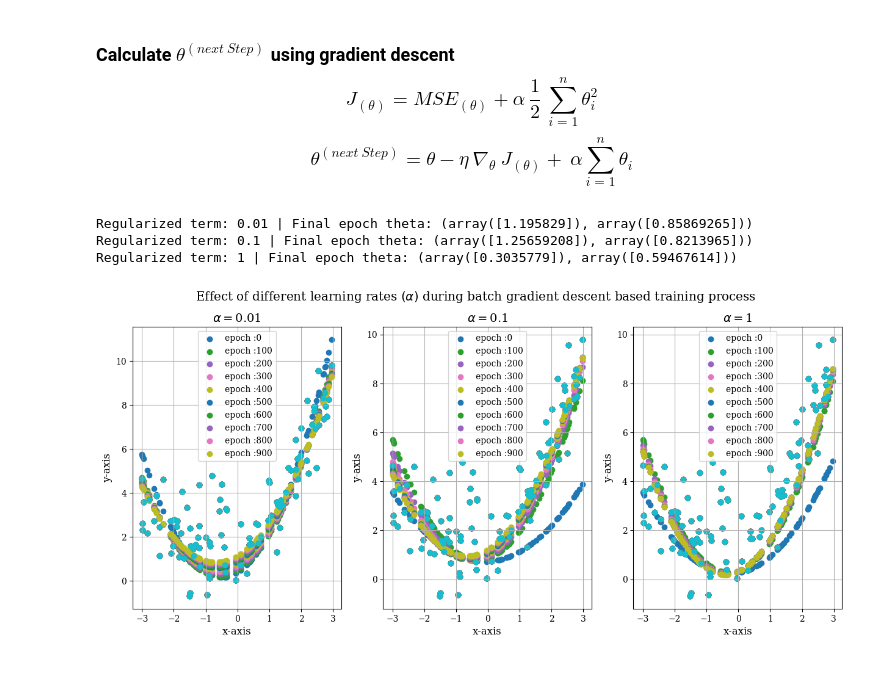
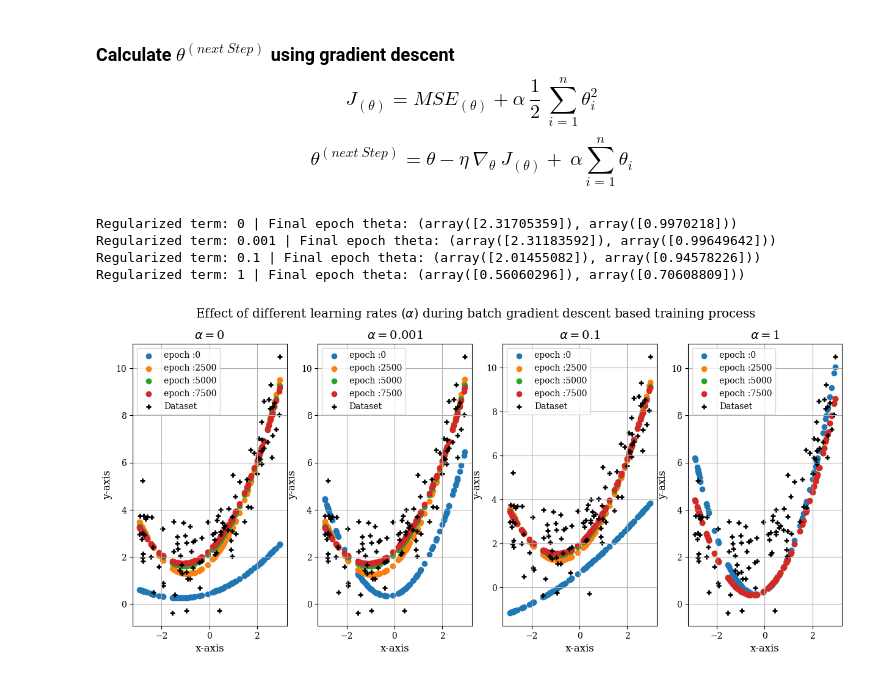
Before and after one commit to rohit-kamble1/Machine_Learning, a Jupyter notebook: ML-Algorithms/ridge_regression.ipynb, the cells around one changed output. Saved outputs shown, nothing was run; the diff lists cells and outputs as text; code cells hidden in the pictures.

```diff
--- a/ML-Algorithms/ridge_regression.ipynb
+++ b/ML-Algorithms/ridge_regression.ipynb
@@ -68,18 +68,20 @@ def fit_and_plot(alpha, n_iteration):
         theta -= eta * gradient                                                             # calculate next theta
         y_predict = x_b.dot(theta)
         if i % 1000 == 0:                                                                   # predict value using new theta
-            plt.plot(x, y_predict, label = f"epoch : {i+1}")                                # create plot against predicted value
-            plt.scatter(x, y)                                                               # Create plot for input value
+            plt.plot(x, y_predict, label = f"epoch : {i+1}")                             # create plot against predicted value
+
             plt.xlabel('x-axis')                                                            # axis name
-            plt.ylabel('y-axis')
-            plt.title(r"$\alpha = $" +f'{alpha}')                                            #define plot title
-            plt.legend()
+            plt.ylabel('y-axis')                                                            # axis name
+            plt.title(r"$\alpha = $" +f'{alpha}')                                           #define plot title
+
+    plt.scatter(x, y, label = 'Dataset')                     # Create plot for input value
+    plt.legend()
     print(f"Regularized term: {alpha} | Final epoch theta: {theta[0], theta[1]}")
 # %%
 plt.figure(figsize=[15,6])                                      #figure size
-alpha_list = [0.01, 1, 10]                                      #regularized parameter alpha list
+alpha_list = [0.001, 1, 10]                                      #regularized parameter alpha list
 
-for i in range(1, 4):
+for i in range(1, 4):                                           #plot subplots for different regularized parameter alpha
     plt.subplot(1, 3, i)
     fit_and_plot(alpha_list[i-1],10000)
     plt.grid()
@@ -124,12 +126,12 @@ A[0,0] = 0
 def fit_and_plot(alpha):
     theta = np.linalg.inv(x_b.T.dot(x_b) + alpha* A).dot(x_b.T).dot(y)          #calculating theta
     y_predict = x_b.dot(theta)                                                  #predict value using theta
-    plt.scatter(x, y_predict)                                                   #plot predicted value
-    plt.scatter(x, y)                                                           #plot scatter plot of give input x, y
-    plt.xlabel('x-axis')
-    plt.ylabel('y-axis')
-    plt.title(r"$\alpha = $" +f'{alpha}')                                        #define plot title
-    #plt.legend()
+    plt.scatter(x, y_predict)                               #plot predicted value
+    plt.scatter(x, y, label = 'Dataset', marker = '+', color = 'red')                                        #plot scatter plot of give input x, y
+    plt.xlabel('x-axis')                                                        #axis name
+    plt.ylabel('y-axis')                                                        #axis namae
+    plt.title(r"$\alpha = $" +f'{alpha}')                                       #define plot title
+    plt.legend()
     print(f"Regularized term: {alpha} | Final epoch theta: {theta[0], theta[1]}")
 # %%
 plt.figure(figsize=[15,6])                     #define figsize
@@ -150,30 +152,31 @@ Regularized term: 1000 | Final epoch theta: (array([2.75512461]), array([0.21372
 # %%
 def fit_and_plot(alpha, n_iteration):
     theta = np.random.rand(3,1)                                                             #Initialize the random theta value
-    eta = 0.001                                                                             # learning rate eta is 0.001
+    eta = 0.0005                                                                            # learning rate eta is 0.001
     for i in range(n_iteration):
         gradient = 2/sample_size * (x_b.T).dot(x_b.dot(theta)- y) + alpha * np.sum(theta)   # calculate gradient and add regularization param
         theta -= eta * gradient                                                             # calculate next theta
         y_predict = x_b.dot(theta)
-        if i % 100 == 0:                                                                    # predict value using new theta
+        if i % 2500 == 0:                                                                   # predict value using new theta
             plt.scatter(x, y_predict, label=f"epoch :{i}")
-            plt.scatter(x, y)
             plt.xlabel('x-axis')
             plt.ylabel('y-axis')
             plt.title(r"$\alpha = $" +f'{alpha}')                                            #define plot title
-            plt.legend()
+    plt.scatter(x, y, label = 'Dataset', marker='+', c = 'black')
+    plt.legend()
     print(f"Regularized term: {alpha} | Final epoch theta: {theta[0], theta[1]}")
 # %%
 plt.figure(figsize=[15,6])              #define figure size
-alpha_list = [0.01, 0.1, 1]             #list of different regularized parameter alpha
+alpha_list = [0, 0.001, 0.1, 1]            #list of different regularized parameter alpha
 
-for i in range(1, 4):
-    plt.subplot(1, 3, i)
-    fit_and_plot(alpha_list[i-1],1000)
+for i in range(1, 5):
+    plt.subplot(1, 4, i)
+    fit_and_plot(alpha_list[i-1],10000)
     plt.grid()
     plt.suptitle(r"Effect of different learning rates $(\alpha)$ during batch gradient descent based training process")
 # %% [output]
-Regularized term: 0.01 | Final epoch theta: (array([1.195829]), array([0.85869265]))
-Regularized term: 0.1 | Final epoch theta: (array([1.25659208]), array([0.8213965]))
-Regularized term: 1 | Final epoch theta: (array([0.3035779]), array([0.59467614]))
+Regularized term: 0 | Final epoch theta: (array([2.31705359]), array([0.9970218]))
+Regularized term: 0.001 | Final epoch theta: (array([2.31183592]), array([0.99649642]))
+Regularized term: 0.1 | Final epoch theta: (array([2.01455082]), array([0.94578226]))
+Regularized term: 1 | Final epoch theta: (array([0.56060296]), array([0.70608809]))
-[figure, old version]
+[figure, new version]
```
Also changed, not shown: parts of 6 cells of this notebook.
